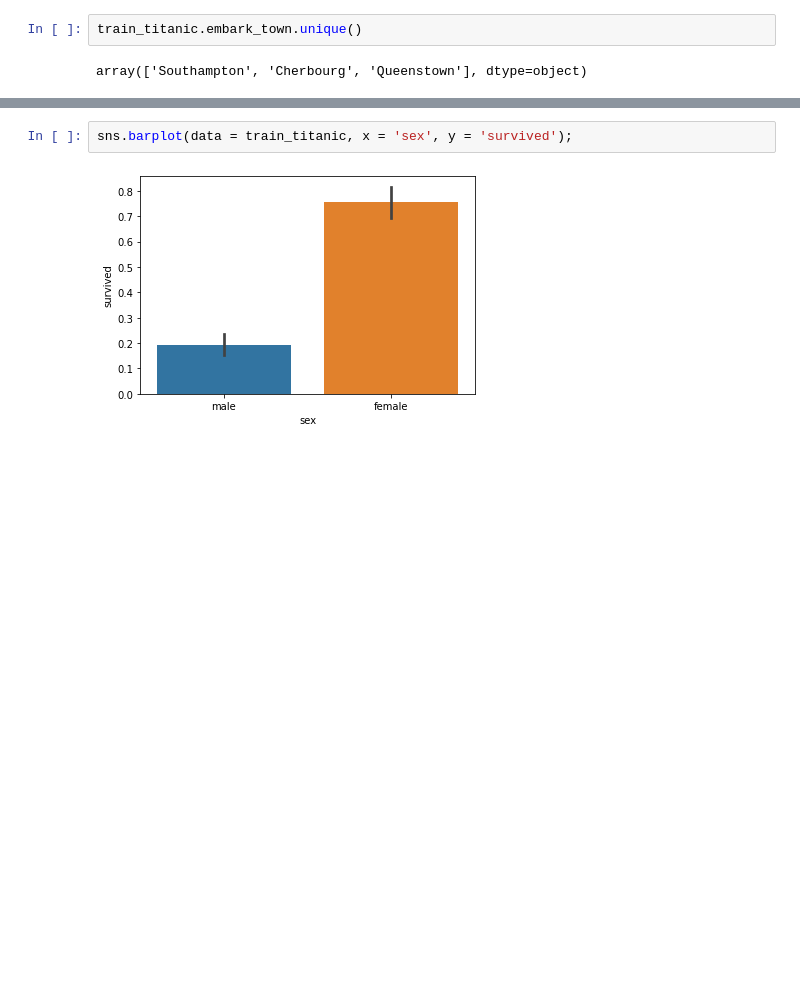
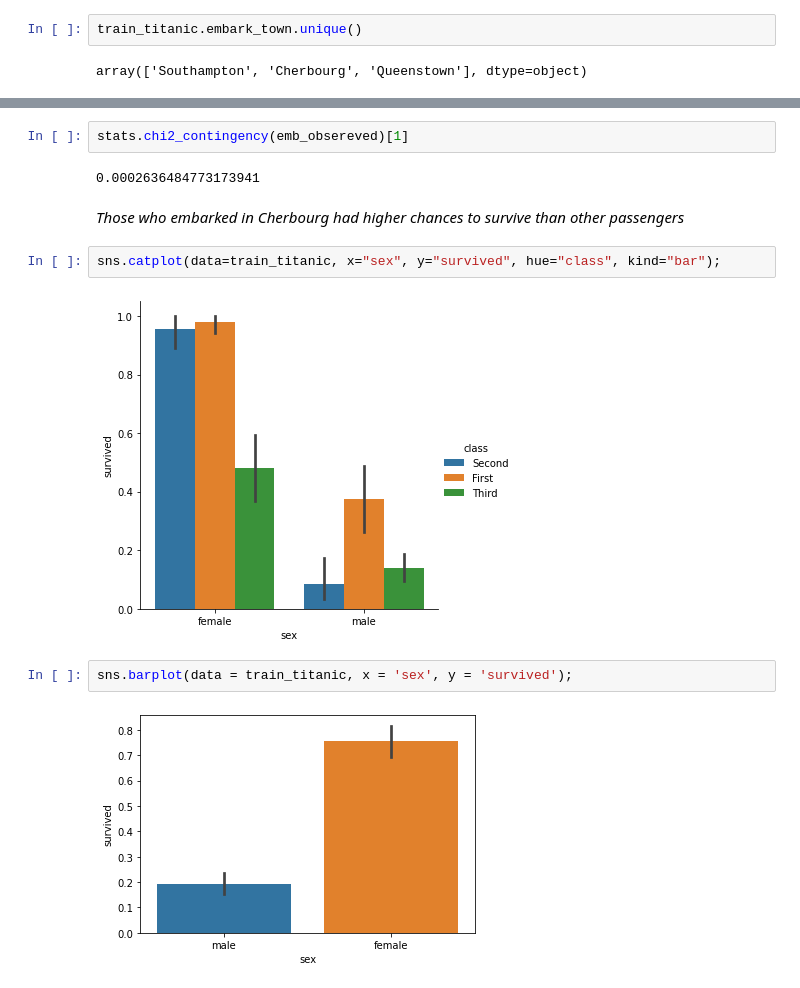
Before and after one commit to nadia-paz/classification-exercises, a Jupyter notebook: classification_exercises.ipynb, the cells around one changed output, grey strips where cells are left out. Cells and saved outputs as stored; diff of their text form; blank space fills up the shorter version.

```diff
--- a/classification_exercises.ipynb
+++ b/classification_exercises.ipynb
@@ -1090,3 +1087,13 @@ Ttest_1sampResult(statistic=-1.0227936171212286, pvalue=0.32837286851593717)
+# %%
+stats.chi2_contingency(emb_obsereved)[1]
+# %% [output]
+0.0002636484773173941
+# %% [markdown]
+*Those who embarked in Cherbourg had higher chances to survive  than other passengers*
+# %%
+sns.catplot(data=train_titanic, x="sex", y="survived", hue="class", kind="bar");
+# %% [output]
+[figure, added]
 # %%
 sns.barplot(data = train_titanic, x = 'sex', y = 'survived');
 # %% [output]
```
Also changed, not shown: parts of 67 cells of this notebook.
